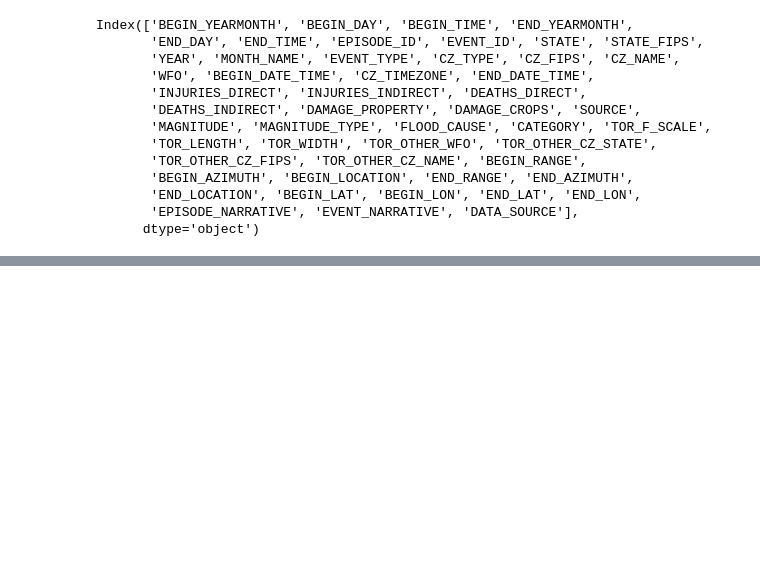
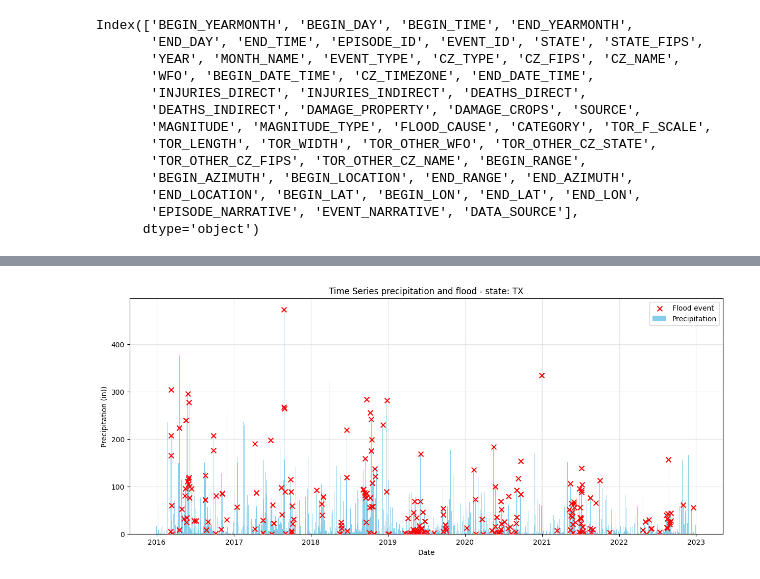
Before and after one commit to mattialodi0/progA3I, a Jupyter notebook: baseline.ipynb, the cells around one changed output, grey strips where cells are left out. Saved outputs shown, nothing was run; the diff lists cells and outputs as text; code cells hidden in the pictures; blank space fills up the shorter version.

```diff
--- a/baseline.ipynb
+++ b/baseline.ipynb
@@ -82,0 +281,5 @@ SyntaxError: expected argument value expression (1192041254.py, line 1)
+# %%
+df2['date_day'] = df2['date'].dt.date
+flood_events = df2.groupby(['STATE', 'date_day']).size().reset_index(name='flood_count') # Number of floods in that day, in that state
+flood_events['is_flood'] = 1 # At least one flood happens
+flood_events.columns = ['state', 'date', 'flood_count', 'is_flood']
@@ -82,0 +309,4 @@ SyntaxError: expected argument value expression (1192041254.py, line 1)
+# %%
+flood_events['state'] = flood_events['state'].map(map_state_abbrev)
+flood_events = flood_events.dropna(subset=['state'])
+flood_events.head()
@@ -82,0 +320,4 @@ SyntaxError: expected argument value expression (1192041254.py, line 1)
+# %%
+ts_df = pd.merge(rain_daily, flood_events, on=['state', 'date'], how='left')
+ts_df['is_flood'] = ts_df['is_flood'].fillna(0) # 0 id there were no flood on that day
+ts_df['date'] = pd.to_datetime(ts_df['date'])
@@ -82,0 +333,27 @@ SyntaxError: expected argument value expression (1192041254.py, line 1)
+# %%
+def plot_state_series(state):
+    subset = ts_df[ts_df['state'] == state].sort_values('date')
+
+    if subset.empty:
+        print(f"No data available for the state: {state}")
+        return 0
+
+    plt.figure(figsize=(15, 6))
+
+    plt.bar(subset['date'], subset['precipitation'], color='skyblue', label='Precipitation', width=2.0)
+
+    floods_subset = subset[subset['is_flood'] == 1]
+
+    plt.scatter(floods_subset['date'], floods_subset['precipitation'],
+                color='red', s=50, zorder=5, label='Flood event', marker='x')
+
+    plt.title(f"Time Series precipitation and flood - state: {state}")
+    plt.xlabel("Date")
+    plt.ylabel("Precipitation (in))")
+    plt.legend()
+    plt.grid(True, alpha=0.3)
+    plt.show()
+# %%
+plot_state_series('TX')
+# %% [output]
+[figure, added]
```
Also changed, not shown: parts of 36 cells of this notebook.
